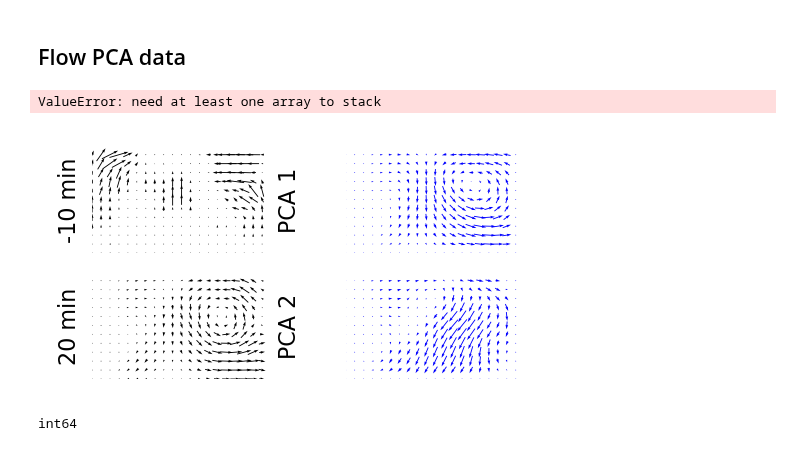
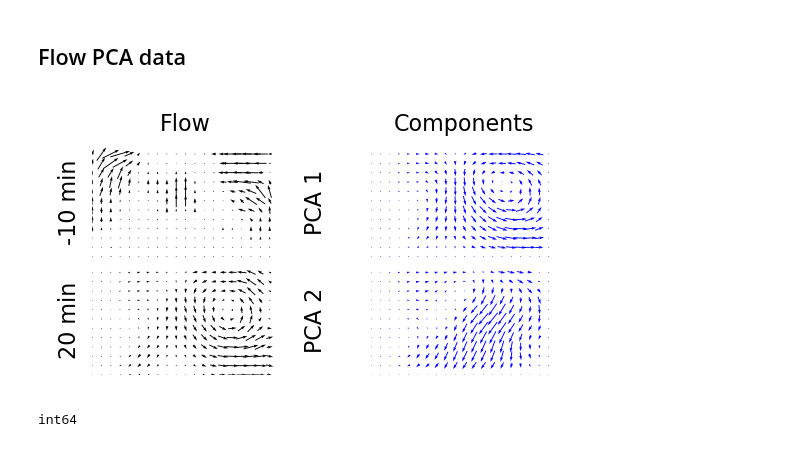
Before and after one commit to jcolen/drosophila_morphogenesis, a Jupyter notebook: 01.PCAModels/VisualizePCAData.ipynb, the cells around one changed output. Saved outputs shown, nothing was run; the diff lists cells and outputs as text; code cells hidden in the pictures.

```diff
--- a/01.PCAModels/VisualizePCAData.ipynb
+++ b/01.PCAModels/VisualizePCAData.ipynb
@@ -21,9 +21,9 @@ plt.rcParams['axes.labelsize'] = 8
 
 models = {
     'Flow': 'WT/ECad-GFP/decomposition_models/velocity_SVDPipeline.pkl',
-    'Myosin': 'Halo_Hetero_Twist[ey53]_Hetero/Sqh-GFP/decomposition_models/tensor_SVDPipeline.pkl',
-    'E-cadherin': 'WT/ECad-GFP/decomposition_models/raw_SVDPipeline.pkl',
-    'Eve': 'WT/Even_Skipped-YFP/decomposition_models/raw_SVDPipeline.pkl',
+    'Myo': 'Halo_Hetero_Twist[ey53]_Hetero/Sqh-GFP/decomposition_models/tensor_SVDPipeline.pkl',
+    'eCad': 'WT/ECad-GFP/decomposition_models/raw_SVDPipeline.pkl',
+    'Eve': 'WT/Even_Skipped/decomposition_models/raw_SVDPipeline.pkl',
     'Runt': 'WT/Runt/decomposition_models/raw_SVDPipeline.pkl',
 }
 df = pd.DataFrame()
@@ -278,37 +278,35 @@ z = np.eye(model['svd'].n_components)
 z[0, 0] = 1
 z[1, 1] = 1
 
 mask = model['masker'].mask_
 z = model.inverse_transform(z)
 znorm = np.linalg.norm(z, axis=1)
 zmin = np.min(znorm[..., mask])
 zmax = np.max(znorm[..., mask])
 lp=12
 
 t = [-10, 20]
 
 fig, ax = plt.subplots(2, 2, figsize=(3, 1.5), dpi=200)
 
 pca_cuts, sqh_cuts = [], []
 for i in range(2):
 
     vel_t = vel(t[i])
     plot_vector(ax[i, 0], vel_t)
 
     ax[i, 0].set_ylabel(f'{t[i]} min')
 
     plot_vector(ax[i, 1], z[i], color='blue')
     pca_cuts.append(get_DV_cut(z[i][crop_mask], 60, 120))
     ax[i, 1].set_ylabel(f'PCA {i+1}', labelpad=16)
 
 ax[0, 0].set_title('Flow')
-ax[0, 1].set_title('Tensor field')
-ax[0, 2].set_title('Components')
+ax[0, 1].set_title('Components')
 
 fig.subplots_adjust(wspace=0.5, hspace=0.05)
 # %% [output]
-ValueError: need at least one array to stack
-[figure, old version]
+[figure, new version]
 # %%
 from scipy.interpolate import splprep, splev
 
```
Also changed, not shown: parts of 2 cells of this notebook, 9 other files.
